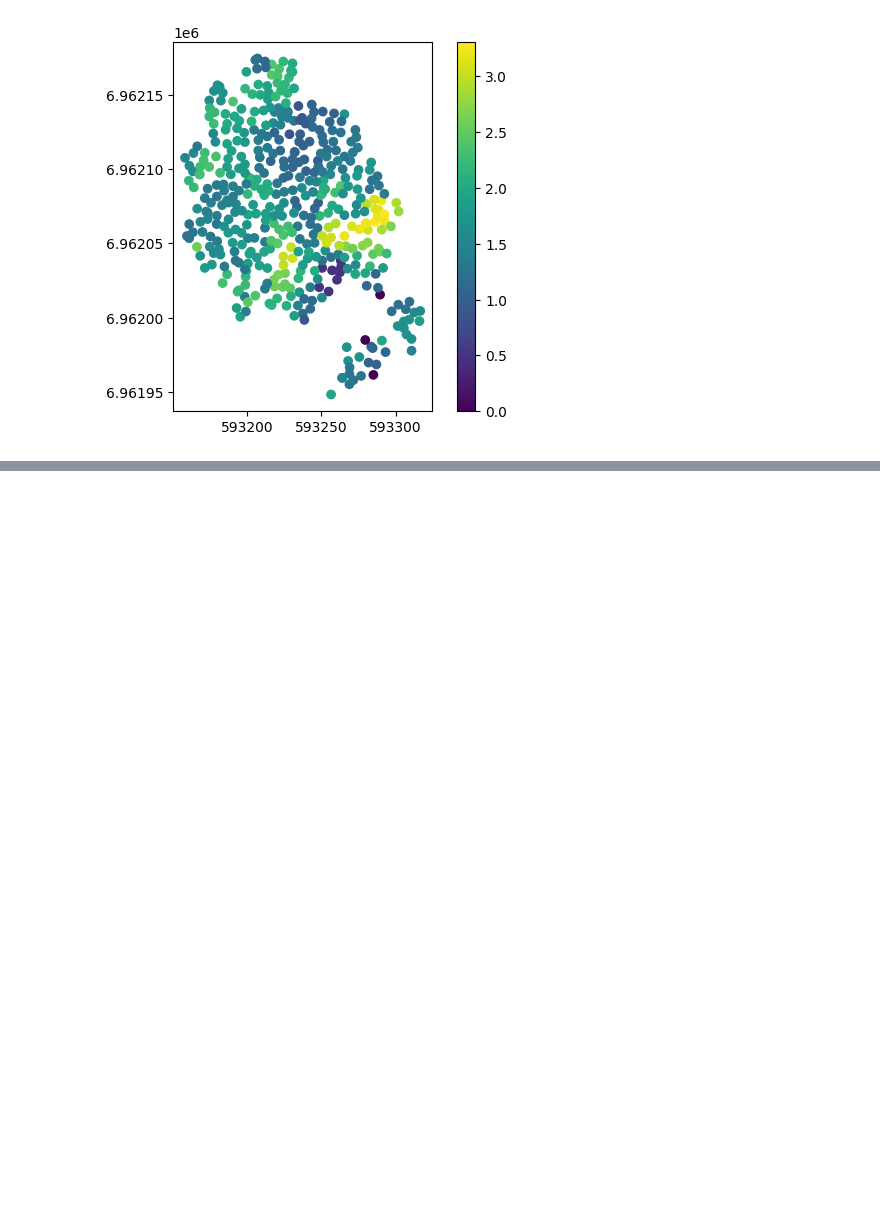
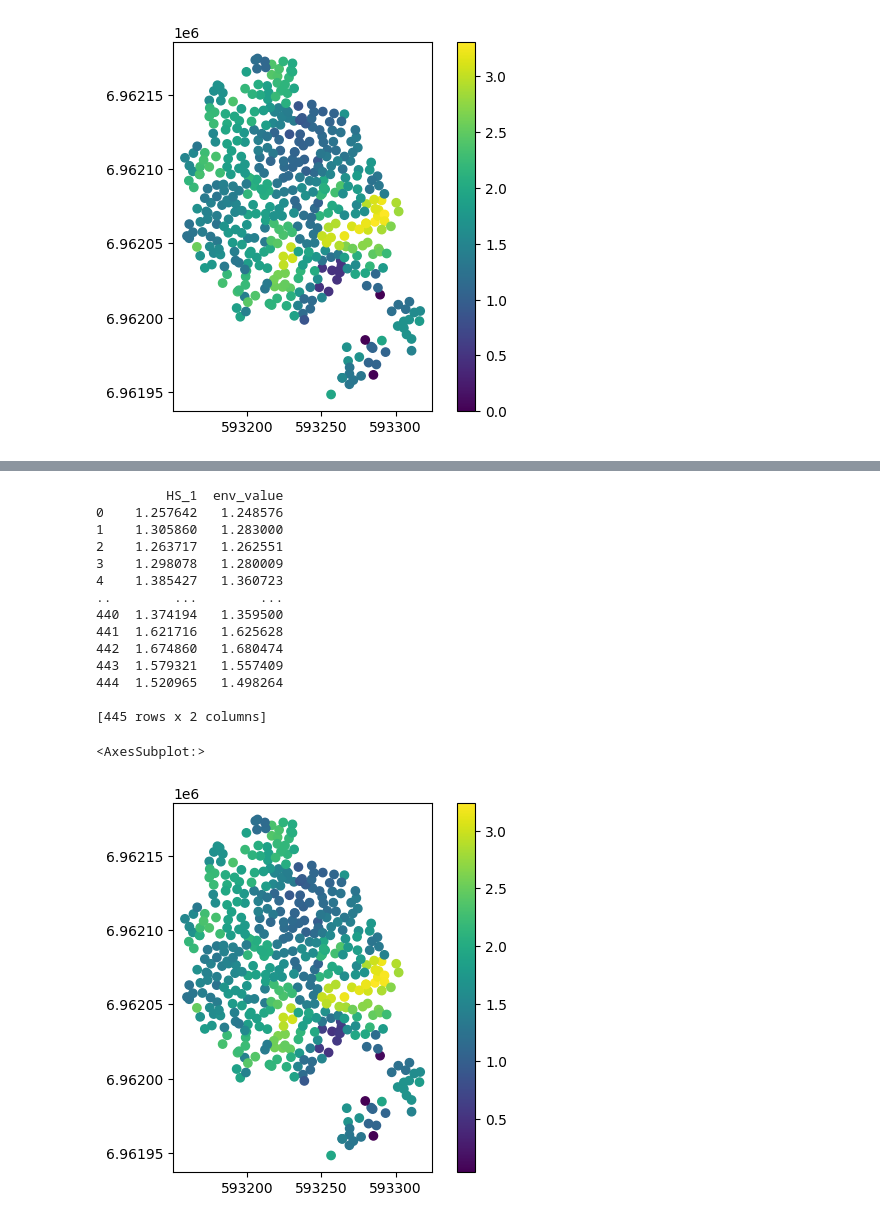
Before and after one commit to SuomenMetsakeskus/smk_tools, a Jupyter notebook: processing/smk_essmodels.ipynb, the cells around one changed output, grey strips where cells are left out. Cells and saved outputs as stored; diff of their text form; code cells hidden in the pictures; blank space fills up the shorter version.

```diff
--- a/processing/smk_essmodels.ipynb
+++ b/processing/smk_essmodels.ipynb
@@ -331,0 +333,25 @@ AttributeError: module 'qgis.processing' has no attribute 'run'
+# %%
+layer2 = "ReTreeT"
+data_qgis2 = QgsVectorLayer(data_example+"|layername="+layer,"treemap","ogr")
+data_df2 = gpd.read_file(data_example,layer = layer2)
+
+print(data_df2[['HS_1','env_value']])
+
+data_df2.plot(column='HS_1',legend=True)
+# %% [output]
+         HS_1  env_value
+0    1.257642   1.248576
+1    1.305860   1.283000
+2    1.263717   1.262551
+3    1.298078   1.280009
+4    1.385427   1.360723
+..        ...        ...
+440  1.374194   1.359500
+441  1.621716   1.625628
+442  1.674860   1.680474
+443  1.579321   1.557409
+444  1.520965   1.498264
+
+[445 rows x 2 columns]
+<AxesSubplot:>
+[figure, added]
```
Also changed, not shown: parts of 6 cells of this notebook, 4 other files.
